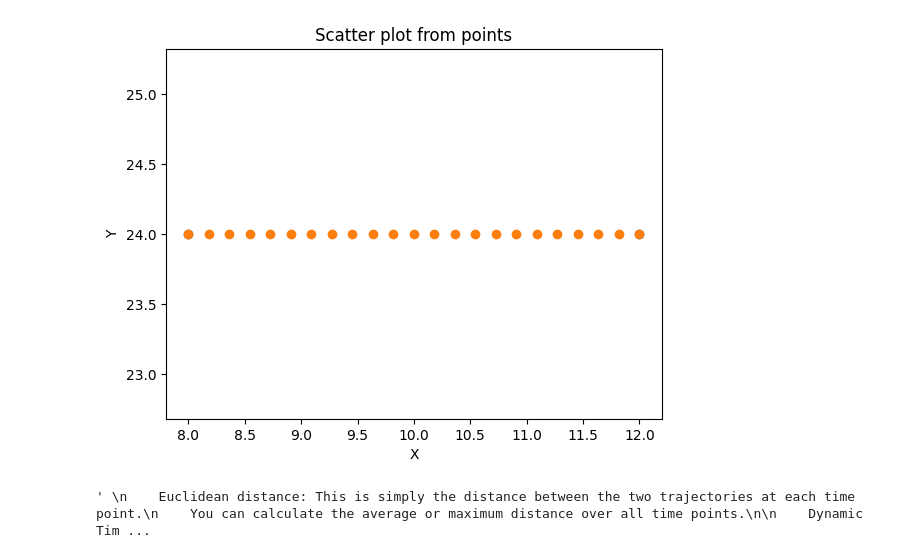
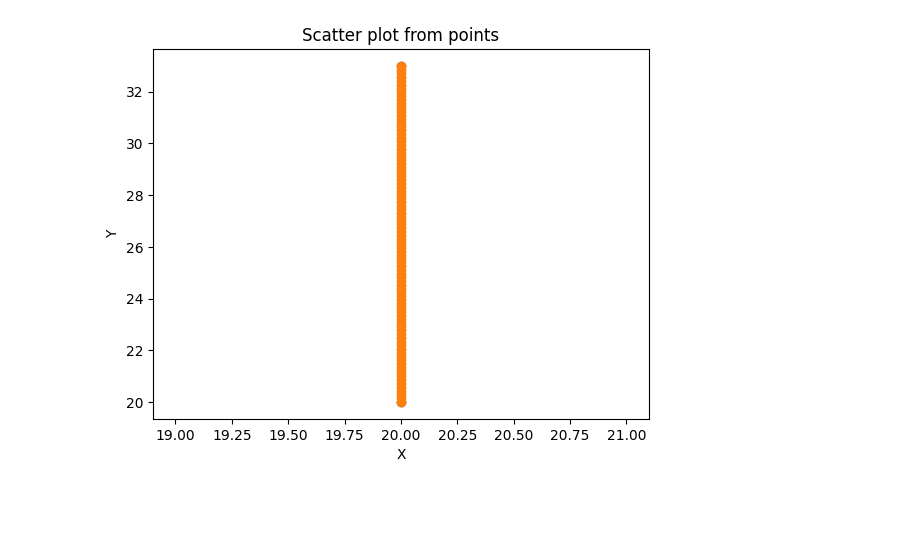
Before and after one commit to GentlemanFrog/Random_projects_python, a Jupyter notebook: Ranodom_jupiters_notes/Comparing_trajectories/Comparing_trajectories.ipynb, the cells around one changed output. Cells and saved outputs as stored; diff of their text form; code cells hidden in the pictures; blank space fills up the shorter version.

```diff
--- a/Ranodom_jupiters_notes/Comparing_trajectories/Comparing_trajectories.ipynb
+++ b/Ranodom_jupiters_notes/Comparing_trajectories/Comparing_trajectories.ipynb
@@ -158,5 +158,27 @@ def get_points_on_line(x_A, y_A, x_B, y_B, n_samples):
     #    x += step
 
     return points
+# %%
+# Added third version of generating the points in line but covering also the vertical lines which
+# can be generated randomly:
+
+def generating_points_in_line_mark_2(x_A, y_A, x_B, y_B, n_samples):
+    if x_A == x_B: # vertical line
+        y_values = [y_A + i*(y_B-y_A)/(n_samples-1) for i in range(n_samples)]
+        x_values = [x_A] * n_samples
+    else: # non-vertical line
+        x_values = [x_A + i*(x_B-x_A)/(n_samples-1) for i in range(n_samples)]
+        y_values = [y_A + i*(y_B-y_A)/(n_samples-1) for i in range(n_samples)]
+
+    # make sure first and last points are (x_A, y_A) and (x_B, y_B) respectively
+    x_values[0] = x_A
+    y_values[0] = y_A
+    x_values[-1] = x_B
+    y_values[-1] = y_B
+
+    # create a list of tuples representing the generated points
+    points = [(x_values[i], y_values[i]) for i in range(n_samples)]
+
+    return points
 # %%
 # From the Bersenham's algorithm:
@@ -283,47 +302,27 @@ check_list = get_points_on_line(8, 24, 12, 24, 23)
+# %%
+check_list = generating_points_in_line_mark_2(20, 20, 20, 33, 90)
+#check_list
 # %%
 # Chcecking the performance of the algorithm:
 
-checking_starting_points = [(8,24), (12,24)]
+checking_starting_points = [(20,20), (20,33)]
 # Unpacking the tuples into the separete x and y:
 # first list:
 x_values, y_values = zip(*checking_starting_points)
 # second list:
 x_2, y_2 = zip(*check_list)
 
 # Creating scatterplot:
 plt.scatter(x_values, y_values, label = 'Algoritm')
 plt.scatter(x_2, y_2, label = 'Math_approach')
 plt.xlabel('X')
 plt.ylabel('Y')
 plt.title('Scatter plot from points')
 
 # displaying:
 plt.show()
 # %% [output]
-[figure, old version]
+[figure, new version]
-# %%
-# How to compare the two trajectories?
-# Possible metrics to use:
-'''
-    Euclidean distance: This is simply the distance between the two trajectories at each time point.
-    You can calculate the average or maximum distance over all time points.
-
-    Dynamic Time Warping (DTW): DTW is a method to align two time series with similar shapes but different lengths.
-    It measures the similarity between two trajectories by finding a path that minimizes the distance between corresponding points along the two trajectories.
-
-    Fréchet distance: The Fréchet distance measures the similarity between two curves by finding the minimum leash length needed for a dog to walk along the two curves.
-    It is a distance metric that is symmetric and satisfies the triangle inequality.
-
-    Hausdorff distance: The Hausdorff distance measures the maximum distance between any point on one trajectory and the closest point on the other trajectory.
-    It can be used to measure the similarity between two sets of points, where each set represents a trajectory.
-
-    Cosine similarity: This measures the cosine of the angle between two trajectories.
-    It ranges from -1 to 1, where 1 indicates identical trajectories and -1 indicates completely dissimilar trajectories.
-
-
-'''
-# %% [output]
-' \n    Euclidean distance: This is simply the distance between the two trajectories at each time point.\n    You can calculate the average or maximum distance over all time points.\n\n    Dynamic Tim ...
 # %%
 # Making function to extracts the name and the coordinates as tuple:
 
```
Also changed, not shown: parts of 10 cells of this notebook, 1 other file.
